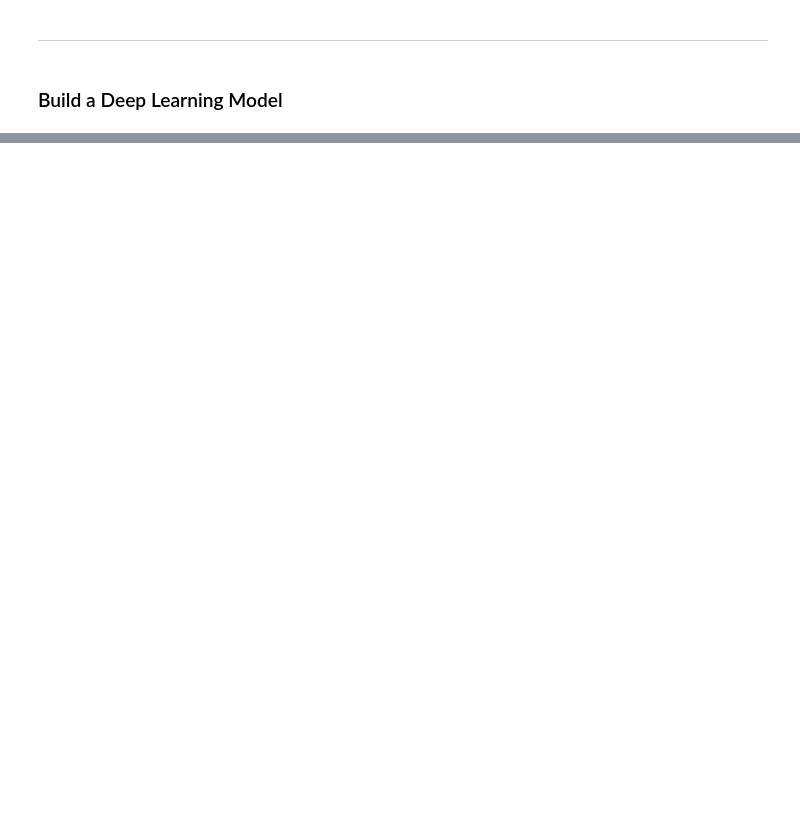
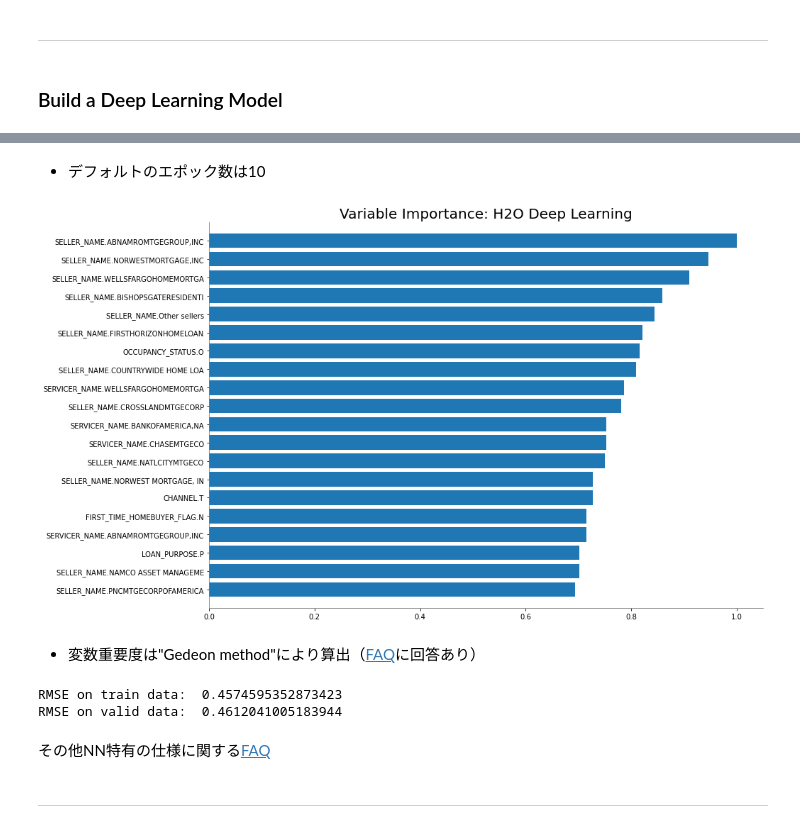
Before and after one commit to yukismd/H2O_3_Tutorial, a Jupyter notebook: python_api/H2O-3 Regression Tutorial.ipynb, the cells around one changed output, grey strips where cells are left out. Cells and saved outputs as stored; diff of their text form; code cells hidden in the pictures; blank space fills up the shorter version.

```diff
--- a/python_api/H2O-3 Regression Tutorial.ipynb
+++ b/python_api/H2O-3 Regression Tutorial.ipynb
@@ -335,0 +458,9 @@ AUC on valid data:  0.4244289019626859
+# %% [markdown]
+- デフォルトのエポック数は10
+# %%
+#> 変数重要度の表示
+dl.varimp_plot(20)
+# %% [output]
+[figure, added]
+# %% [markdown]
+- 変数重要度は"Gedeon method"により算出（[FAQ](http://docs.h2o.ai/h2o/latest-stable/h2o-docs/data-science/deep-learning.html#faq)に回答あり）
@@ -335,0 +470,10 @@ AUC on valid data:  0.4244289019626859
+# %%
+print('RMSE on train data: ', dl.rmse())
+print('RMSE on valid data: ', default_dl_per.rmse())
+# %% [output]
+RMSE on train data:  0.4574595352873423
+RMSE on valid data:  0.4612041005183944
+# %% [markdown]
+その他NN特有の仕様に関する[FAQ](http://docs.h2o.ai/h2o/latest-stable/h2o-docs/data-science/deep-learning.html#faq)
+# %% [markdown]
+***
```
Also changed, not shown: parts of 24 cells of this notebook.
